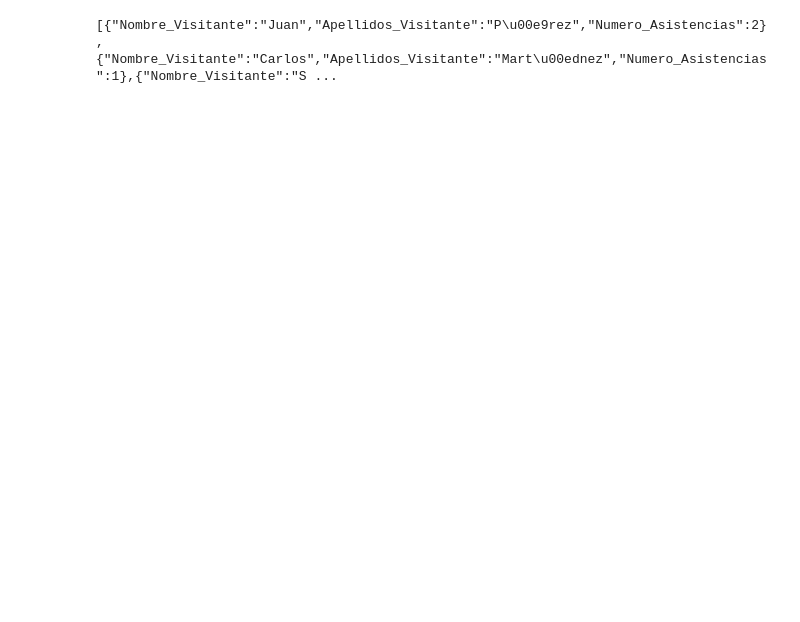
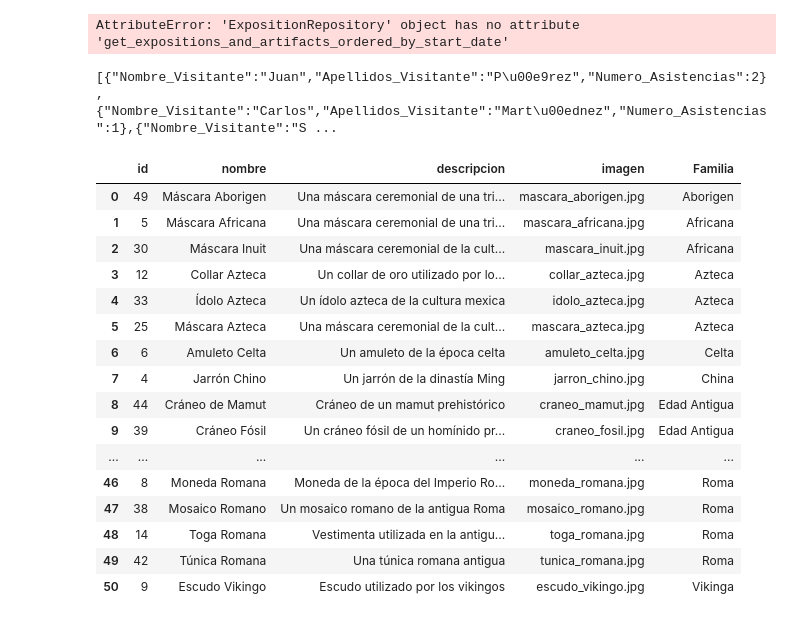
Before and after one commit to Felipe-Valdes/ICC368, a Jupyter notebook: MuseoApp/Museo_Data.ipynb, the cells around one changed output. Cells and saved outputs as stored; diff of their text form; code cells hidden in the pictures; blank space fills up the shorter version.

Commit message:
add: Requerimientos a capa de persistencia (Menos 4 y 6)

```diff
--- a/MuseoApp/Museo_Data.ipynb
+++ b/MuseoApp/Museo_Data.ipynb
@@ -47,3 +13,14 @@ print(df2)
+# %%
+import src.persistence.ExpositionRepository as ExpositionRepository
+
+# Requerimiento 2
+# Obtiene a las exhibiciones, juntos a los artefactos que contienen, ordenados por fecha de inicio.
+
+exposition_repository = ExpositionRepository.ExpositionRepository()
+
+display(exposition_repository.get_expositions_and_artefacts_ordered_by_start_date())
+# %% [output]
+AttributeError: 'ExpositionRepository' object has no attribute 'get_expositions_and_artifacts_ordered_by_start_date'
 # %%
 # Definir la consulta SQL
 query = """
@@ -145,3 +103,27 @@ print(df5)
+# %%
+import src.persistence.ArtefactRepository as ArtefactRepository
+
+artefact_repository = ArtefactRepository.ArtefactRepository()
+
+display(artefact_repository.get_artefacts_ordered_by_family_and_name())
+# %% [output]
+|  | id | nombre | descripcion | imagen | Familia |
+| 0 | 49 | Máscara Aborigen | Una máscara ceremonial de una tri... | mascara_aborigen.jpg | Aborigen |
+| 1 | 5 | Máscara Africana | Una máscara ceremonial de una tri... | mascara_africana.jpg | Africana |
+| 2 | 30 | Máscara Inuit | Una máscara ceremonial de la cult... | mascara_inuit.jpg | Africana |
+| 3 | 12 | Collar Azteca | Un collar de oro utilizado por lo... | collar_azteca.jpg | Azteca |
+| 4 | 33 | Ídolo Azteca | Un ídolo azteca de la cultura mexica | idolo_azteca.jpg | Azteca |
+| 5 | 25 | Máscara Azteca | Una máscara ceremonial de la cult... | mascara_azteca.jpg | Azteca |
+| 6 | 6 | Amuleto Celta | Un amuleto de la época celta | amuleto_celta.jpg | Celta |
+| 7 | 4 | Jarrón Chino | Un jarrón de la dinastía Ming | jarron_chino.jpg | China |
+| 8 | 44 | Cráneo de Mamut | Cráneo de un mamut prehistórico | craneo_mamut.jpg | Edad Antigua |
+| 9 | 39 | Cráneo Fósil | Un cráneo fósil de un homínido pr... | craneo_fosil.jpg | Edad Antigua |
+| ... | ... | ... | ... | ... | ... |
+| 46 | 8 | Moneda Romana | Moneda de la época del Imperio Ro... | moneda_romana.jpg | Roma |
+| 47 | 38 | Mosaico Romano | Un mosaico romano de la antigua Roma | mosaico_romano.jpg | Roma |
+| 48 | 14 | Toga Romana | Vestimenta utilizada en la antigu... | toga_romana.jpg | Roma |
+| 49 | 42 | Túnica Romana | Una túnica romana antigua | tunica_romana.jpg | Roma |
+| 50 | 9 | Escudo Vikingo | Escudo utilizado por los vikingos | escudo_vikingo.jpg | Vikinga |
 # %%
 # Definir la consulta SQL
 query = """
```
Also changed, not shown: parts of 14 cells of this notebook, 5 other files.
